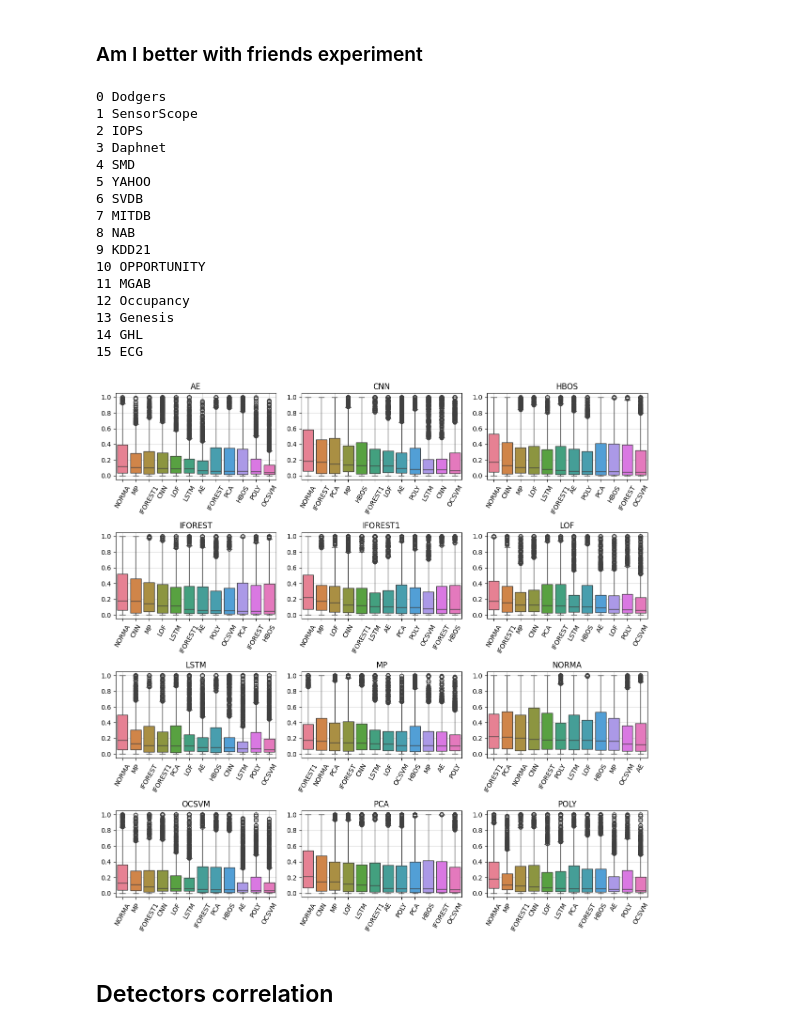
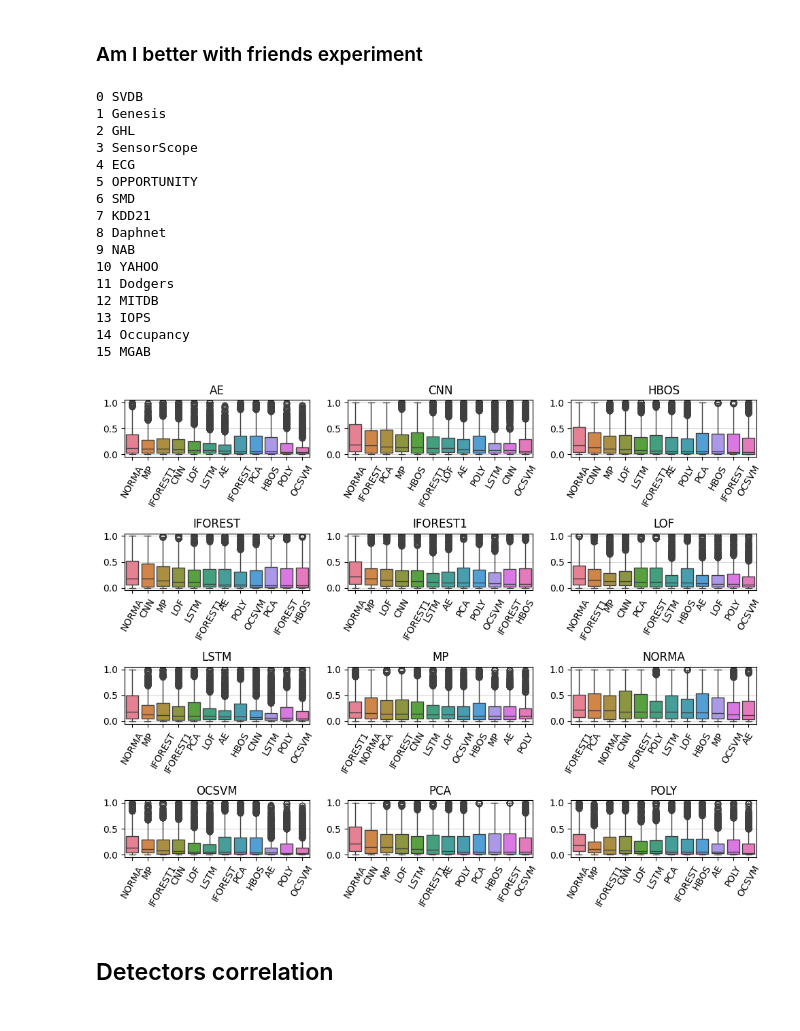
Before and after one commit to sylligardos/MSADv2, a Jupyter notebook: src/notebooks/combine_detectors.ipynb, the cells around one changed output. Cells and saved outputs as stored; diff of their text form; code cells hidden in the pictures.

```diff
--- a/src/notebooks/combine_detectors.ipynb
+++ b/src/notebooks/combine_detectors.ipynb
@@ -96,7 +96,7 @@ def dataframe_to_matrix(df, fnames, detectors):
 # %%
 matrices = []
 dfs = []
-for dataset in datasets:
+for dataset in tqdm(datasets):
     loaded_df = pd.read_csv(os.path.join(results_dir, f"matrix_{dataset}.csv"))
     fnames = loaded_df['Time Series'].unique().tolist()
     matrices.append(dataframe_to_matrix(loaded_df, fnames, detectors))
@@ -140,22 +140,22 @@ plt.show()
 for i, dataset in enumerate(datasets):
     print(i, dataset)
 # %% [output]
-0 Dodgers
-1 SensorScope
-2 IOPS
-3 Daphnet
-4 SMD
-5 YAHOO
-6 SVDB
-7 MITDB
-8 NAB
-9 KDD21
-10 OPPORTUNITY
-11 MGAB
-12 Occupancy
-13 Genesis
-14 GHL
-15 ECG
+0 SVDB
+1 Genesis
+2 GHL
+3 SensorScope
+4 ECG
+5 OPPORTUNITY
+6 SMD
+7 KDD21
+8 Daphnet
+9 NAB
+10 YAHOO
+11 Dodgers
+12 MITDB
+13 IOPS
+14 Occupancy
+15 MGAB
 # %%
 detectors_combo_scores = {}
 for i in detectors:
@@ -174,26 +174,25 @@ for curr_matrix in matrices:
                 else:
                     detectors_combo_scores[detectors[i]][detectors[k]].append(matrix[k, i])
 # %%
-plt.figure(figsize=(12, 12))
-# print(datasets[dataset_index])
+plt.figure(figsize=(10, 8))
 
 for i, detector in enumerate(detectors):
     plt.subplot(4, 3, i + 1)
 
     tmp_df = pd.DataFrame(detectors_combo_scores[detector])
     # print(tmp_df.shape)
     meds = tmp_df.median()
     meds.sort_values(ascending=False, inplace=True)
     tmp_df = tmp_df[meds.index]
 
     sns.boxplot(tmp_df)
     plt.xticks(rotation=60)
     plt.title(detector)
     plt.grid(alpha=0.5)
 plt.tight_layout()
 plt.show()
 # %% [output]
-[figure, old version]
+[figure, new version]
 # %% [markdown]
 ## Detectors correlation
 # %%
```
Also changed, not shown: parts of 6 cells of this notebook, 7 other files.
